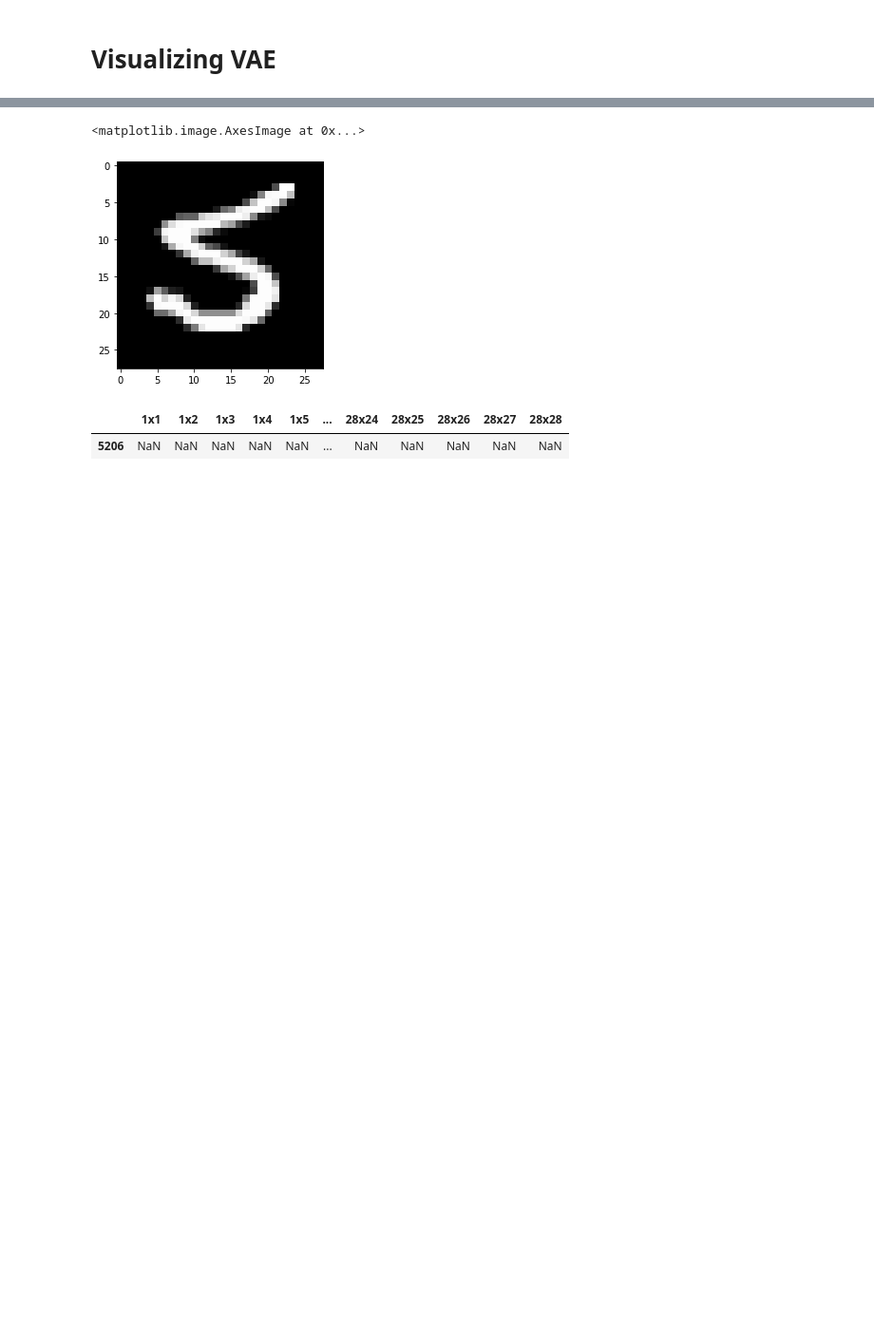
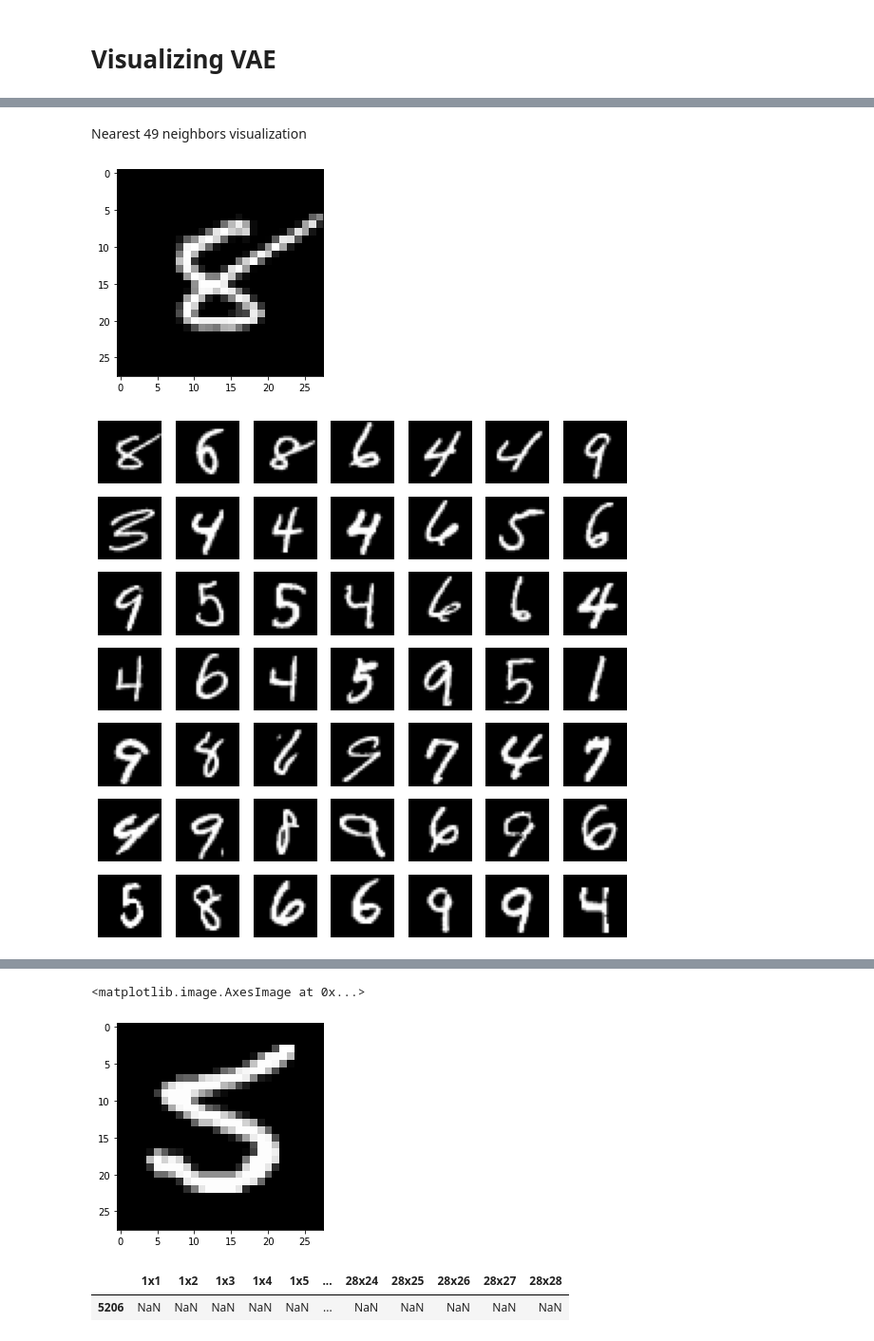
Before and after one commit to mohamadmansourX/CEnt, a Jupyter notebook: MNIST_Benchmark_Carla_Wrapper.ipynb, the cells around one changed output, grey strips where cells are left out. Shown at 95% size. Cells and saved outputs as stored; diff of their text form; code cells hidden in the pictures; blank space fills up the shorter version.

```diff
--- a/MNIST_Benchmark_Carla_Wrapper.ipynb
+++ b/MNIST_Benchmark_Carla_Wrapper.ipynb
@@ -1650,0 +1798,16 @@ class VariationalAutoencoder(nn.Module):
+# %% [markdown]
+Nearest 49 neighbors visualization
+# %%
+plt.imshow(factual[cnnmodel.feature_input_order].values.reshape(28,28).astype(float), cmap = 'gray')
+index_neighbors_0 = nnd.query(np.array([factual["VAE_ENCODED"].tolist()]), k=10000)[0][0].tolist()
+datata_index_0 = data.index[index_neighbors_0].tolist()
+nnb = data.loc[datata_index_0]
+plt.figure(figsize=(10,10))
+for i, img in enumerate(nnb[cnnmodel.feature_input_order].head(7*7).values):
+    plt.subplot(7, 7, i + 1)
+    plt.imshow(img.reshape(28,28).astype(float), cmap = 'gray')
+    plt.axis('off')
+plt.show()
+# %% [output]
+[figure, added]
+[figure, added]
```
Also changed, not shown: parts of 41 cells of this notebook.
